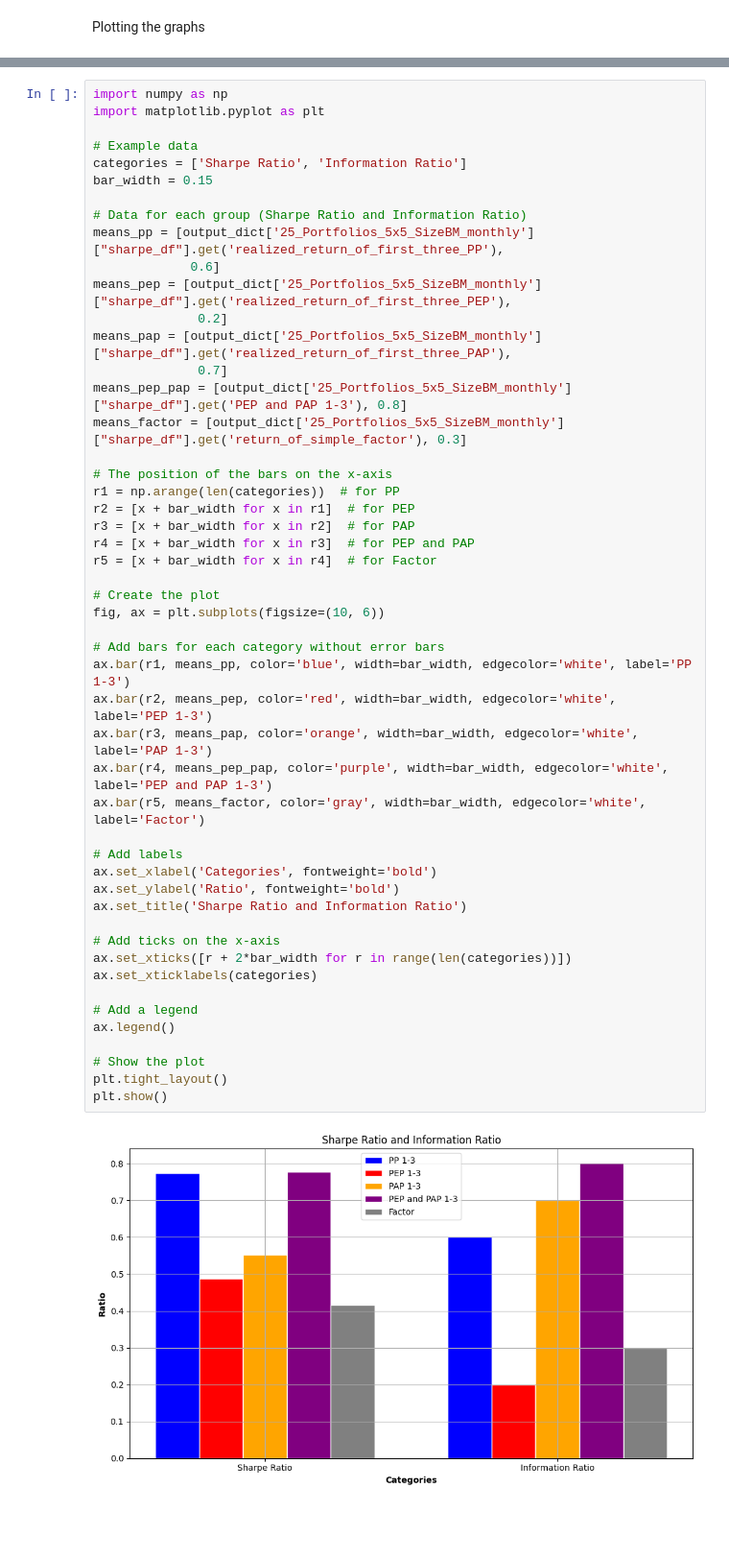
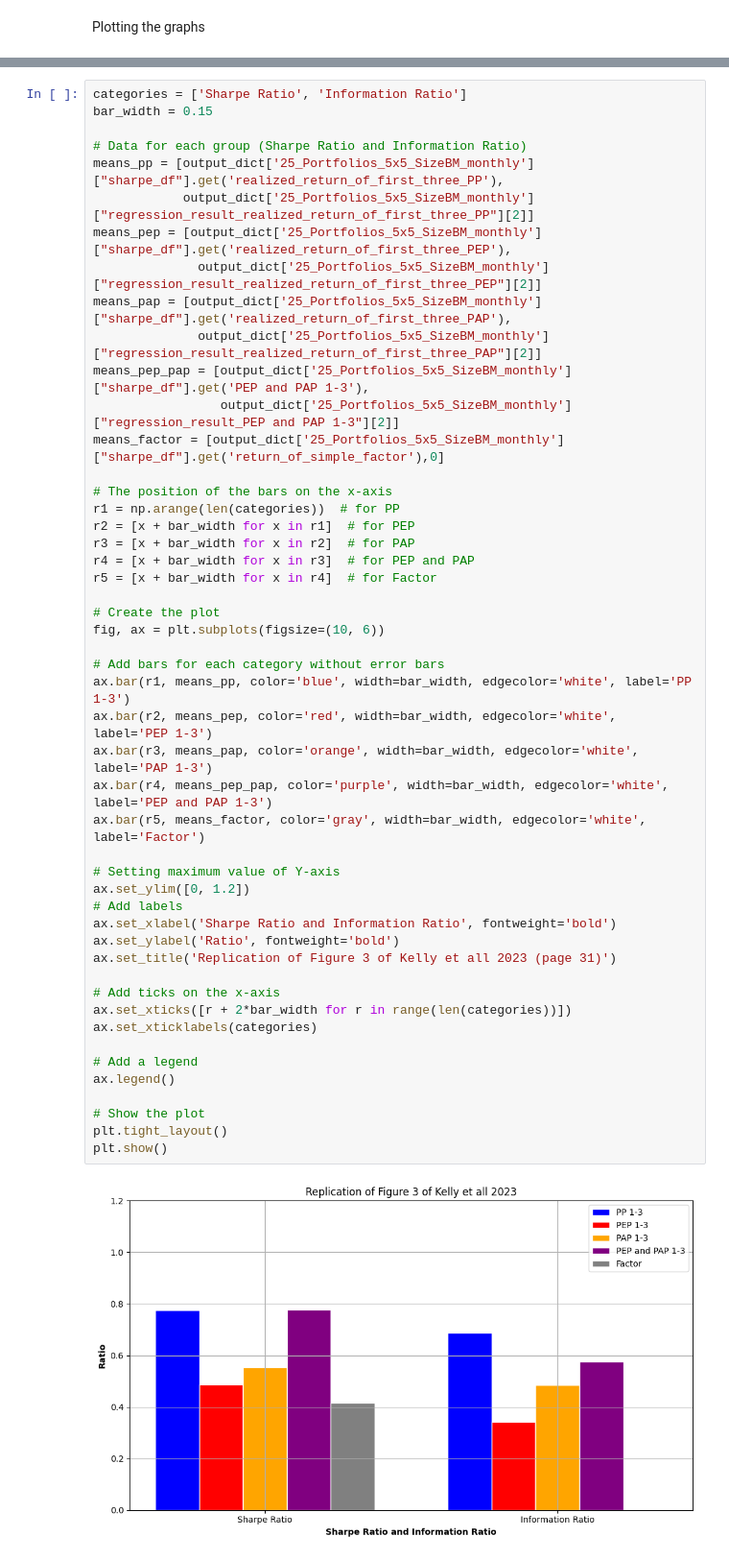
Before and after one commit to aminizadyar/Principal-Portfolios, a Jupyter notebook: PP_monthly_data.ipynb, the cells around one changed output, grey strips where cells are left out. Shown at 96% size. Drawn from its saved outputs; the diff is of its cells as text; blank space fills up the shorter version.

Commit message:
only one figure left

```diff
--- a/PP_monthly_data.ipynb
+++ b/PP_monthly_data.ipynb
@@ -539,54 +530,53 @@ plt.show()
 # %% [output]
 [figure]
 # %%
-import numpy as np
-import matplotlib.pyplot as plt
-
-# Example data
 categories = ['Sharpe Ratio', 'Information Ratio']
 bar_width = 0.15
 
 # Data for each group (Sharpe Ratio and Information Ratio)
 means_pp = [output_dict['25_Portfolios_5x5_SizeBM_monthly']["sharpe_df"].get('realized_return_of_first_three_PP'),
-             0.6]
+            output_dict['25_Portfolios_5x5_SizeBM_monthly']["regression_result_realized_return_of_first_three_PP"][2]]
 means_pep = [output_dict['25_Portfolios_5x5_SizeBM_monthly']["sharpe_df"].get('realized_return_of_first_three_PEP'),
-              0.2]
+              output_dict['25_Portfolios_5x5_SizeBM_monthly']["regression_result_realized_return_of_first_three_PEP"][2]]
 means_pap = [output_dict['25_Portfolios_5x5_SizeBM_monthly']["sharpe_df"].get('realized_return_of_first_three_PAP'),
-              0.7]
-means_pep_pap = [output_dict['25_Portfolios_5x5_SizeBM_monthly']["sharpe_df"].get('PEP and PAP 1-3'), 0.8]
-means_factor = [output_dict['25_Portfolios_5x5_SizeBM_monthly']["sharpe_df"].get('return_of_simple_factor'), 0.3]
+              output_dict['25_Portfolios_5x5_SizeBM_monthly']["regression_result_realized_return_of_first_three_PAP"][2]]
+means_pep_pap = [output_dict['25_Portfolios_5x5_SizeBM_monthly']["sharpe_df"].get('PEP and PAP 1-3'),
+                 output_dict['25_Portfolios_5x5_SizeBM_monthly']["regression_result_PEP and PAP 1-3"][2]]
+means_factor = [output_dict['25_Portfolios_5x5_SizeBM_monthly']["sharpe_df"].get('return_of_simple_factor'),0]
 
 # The position of the bars on the x-axis
 r1 = np.arange(len(categories))  # for PP
 r2 = [x + bar_width for x in r1]  # for PEP
 r3 = [x + bar_width for x in r2]  # for PAP
 r4 = [x + bar_width for x in r3]  # for PEP and PAP
 r5 = [x + bar_width for x in r4]  # for Factor
 
 # Create the plot
 fig, ax = plt.subplots(figsize=(10, 6))
 
 # Add bars for each category without error bars
 ax.bar(r1, means_pp, color='blue', width=bar_width, edgecolor='white', label='PP 1-3')
 ax.bar(r2, means_pep, color='red', width=bar_width, edgecolor='white', label='PEP 1-3')
 ax.bar(r3, means_pap, color='orange', width=bar_width, edgecolor='white', label='PAP 1-3')
 ax.bar(r4, means_pep_pap, color='purple', width=bar_width, edgecolor='white', label='PEP and PAP 1-3')
 ax.bar(r5, means_factor, color='gray', width=bar_width, edgecolor='white', label='Factor')
 
+# Setting maximum value of Y-axis
+ax.set_ylim([0, 1.2])
 # Add labels
-ax.set_xlabel('Categories', fontweight='bold')
+ax.set_xlabel('Sharpe Ratio and Information Ratio', fontweight='bold')
 ax.set_ylabel('Ratio', fontweight='bold')
-ax.set_title('Sharpe Ratio and Information Ratio')
+ax.set_title('Replication of Figure 3 of Kelly et all 2023 (page 31)')
 
 # Add ticks on the x-axis
 ax.set_xticks([r + 2*bar_width for r in range(len(categories))])
 ax.set_xticklabels(categories)
 
 # Add a legend
 ax.legend()
 
 # Show the plot
 plt.tight_layout()
 plt.show()
 # %% [output]
-[figure, old version]
+[figure, new version]
```
Also changed, not shown: parts of 6 cells of this notebook.
